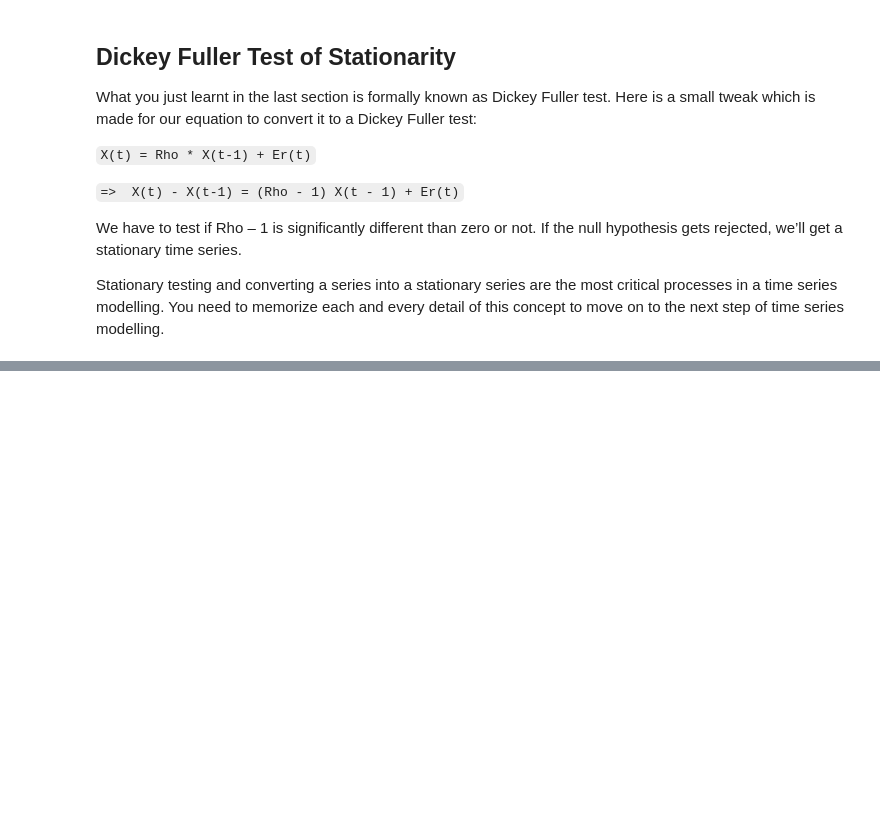
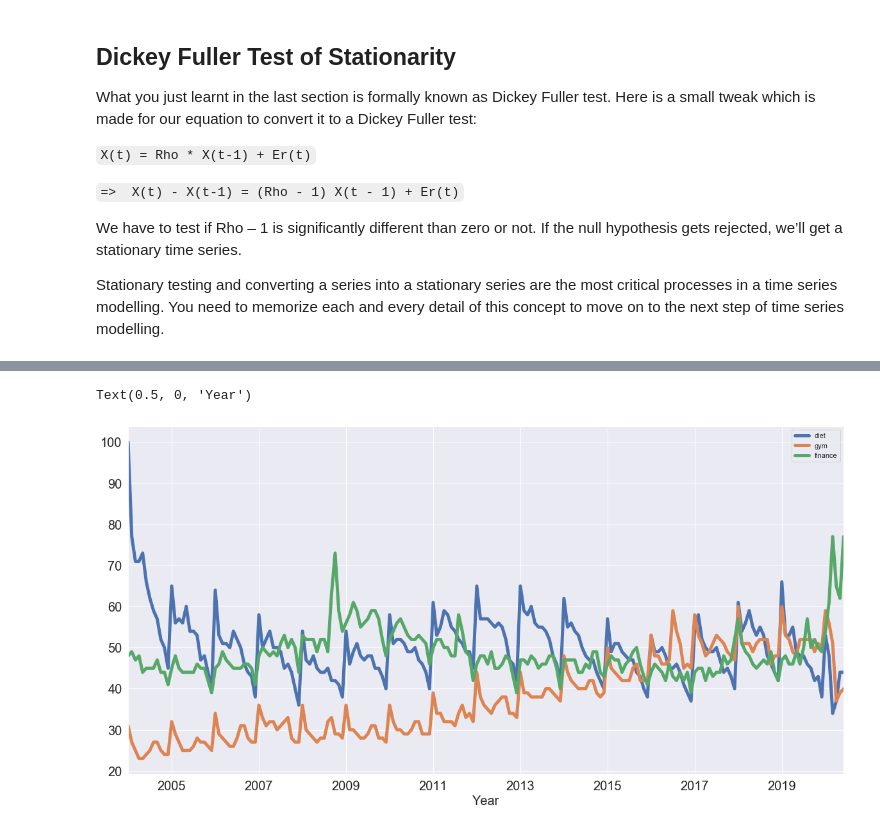
Before and after one commit to albahnsen/AdvancedMethodsDataAnalysisClass, a Jupyter notebook: notebooks/01-IntroTSA.ipynb, the cells around one changed output, grey strips where cells are left out. Cells and saved outputs as stored; diff of their text form; code cells hidden in the pictures; blank space fills up the shorter version.

```diff
--- a/notebooks/01-IntroTSA.ipynb
+++ b/notebooks/01-IntroTSA.ipynb
@@ -204,0 +210,3 @@ Critical Values:
+# %%
+df = pd.read_csv('../datasets/newyearresolution.csv.gz', skiprows=1)
+df.head()
@@ -204,0 +237,3 @@ Critical Values:
+# %%
+df.columns = ['month', 'diet', 'gym', 'finance']
+df.head()
@@ -204,0 +253,5 @@ Critical Values:
+# %%
+df.month = pd.to_datetime(df.month)
+df.set_index('month', inplace=True)
+
+df.head()
@@ -204,0 +285,6 @@ Critical Values:
+# %%
+df.plot(figsize=(20,10), linewidth=5, fontsize=20)
+plt.xlabel('Year', fontsize=20)
+# %% [output]
+Text(0.5, 0, 'Year')
+[figure, added]
```
Also changed, not shown: parts of 53 cells of this notebook, 1 other file.
